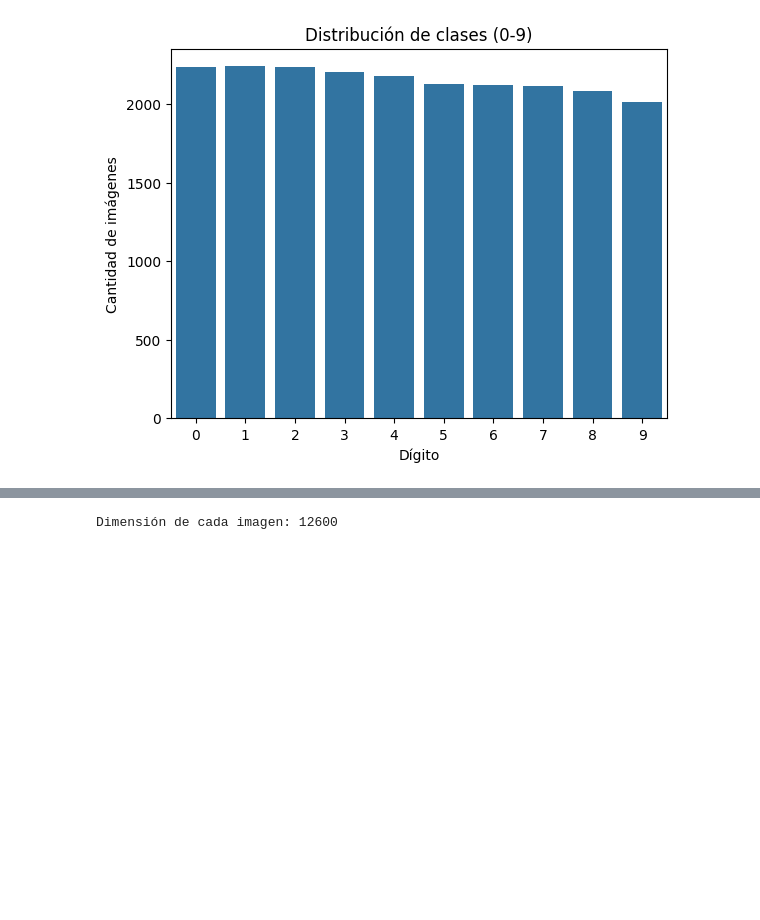
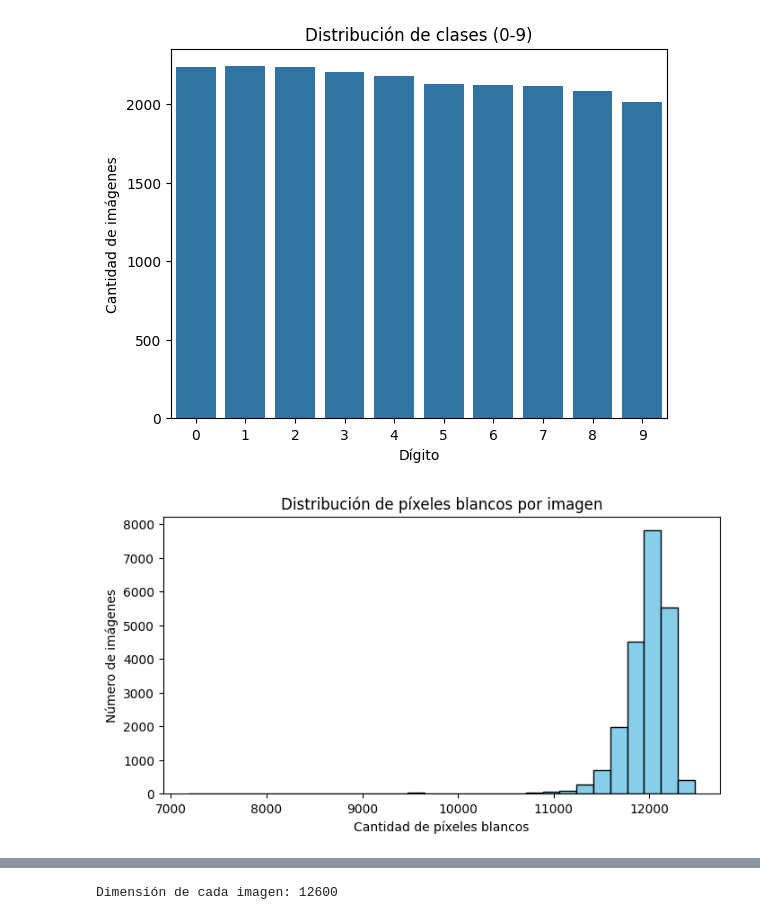
Before and after one commit to anuarthr/digits-classification-ML, a Jupyter notebook: clasificacion_digitos.ipynb, the cells around one changed output, grey strips where cells are left out. Cells and saved outputs as stored; diff of their text form; code cells hidden in the pictures; blank space fills up the shorter version.

```diff
--- a/clasificacion_digitos.ipynb
+++ b/clasificacion_digitos.ipynb
@@ -76,3 +106,13 @@ for path in tqdm(image_paths):
     thresh = threshold_otsu(img_gray)
     img_bin = (img_gray > thresh).astype(float)
     X.append(img_bin.flatten())
+# %%
+pixeles_blancos = [img.sum() for img in X]
+plt.figure(figsize=(8,4))
+plt.hist(pixeles_blancos, bins=30, color='skyblue', edgecolor='black')
+plt.title('Distribución de píxeles blancos por imagen')
+plt.xlabel('Cantidad de píxeles blancos')
+plt.ylabel('Número de imágenes')
+plt.show()
+# %% [output]
+[figure, added]
```
Also changed, not shown: parts of 8 cells of this notebook.
